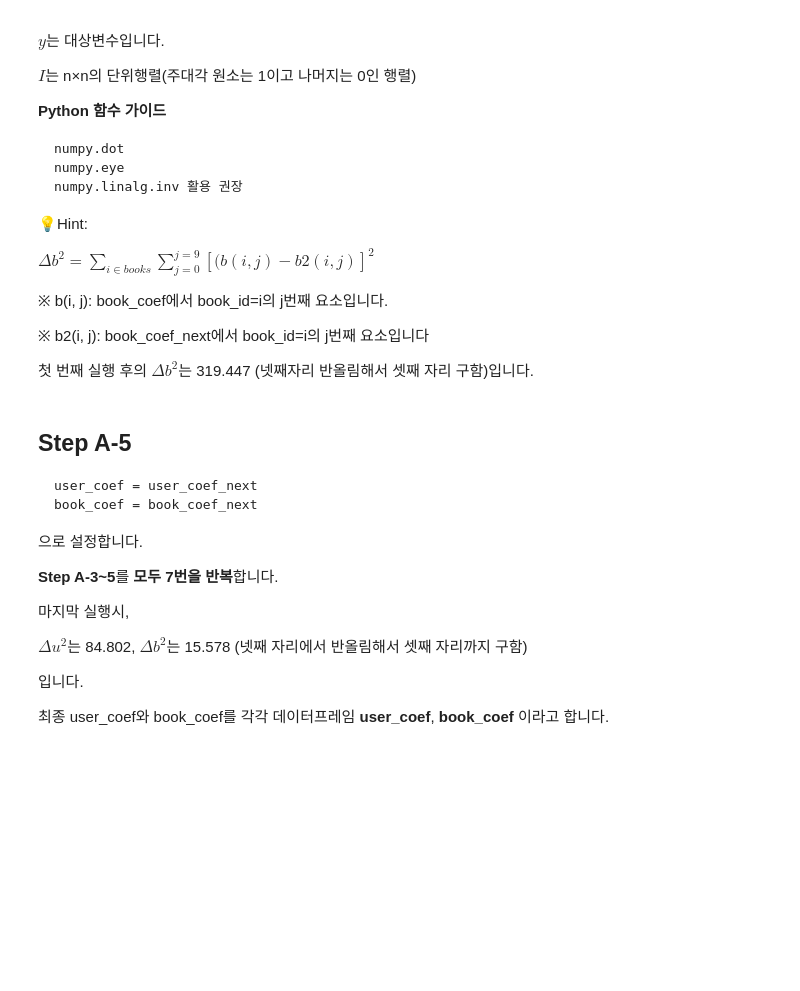
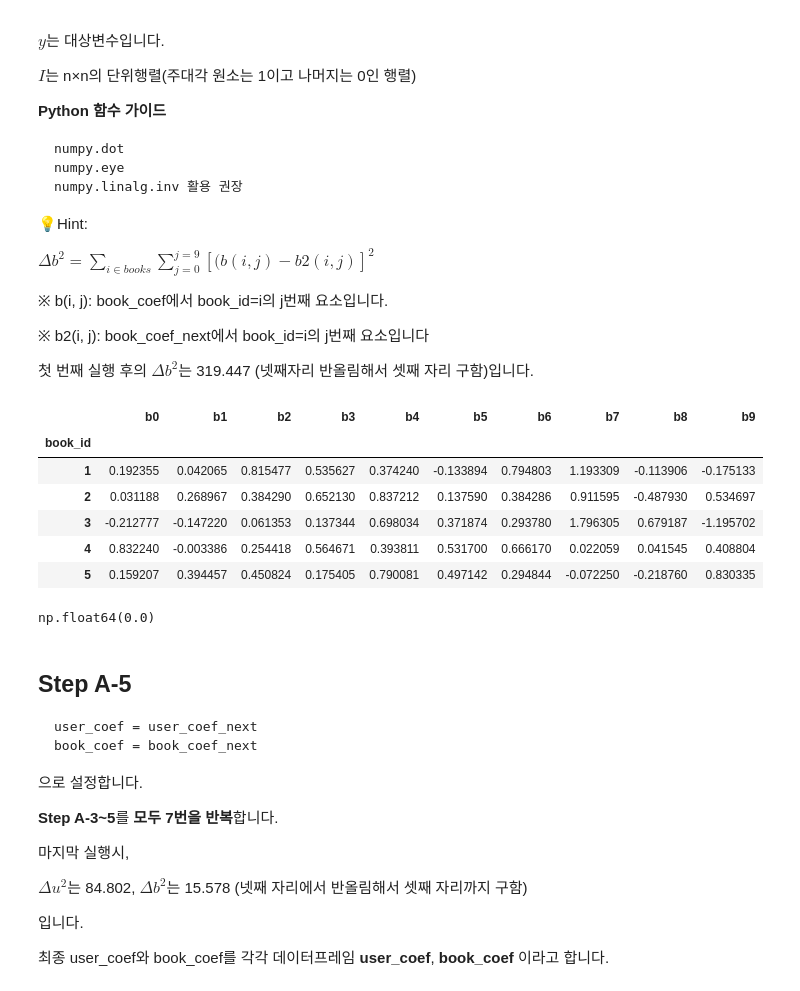
Before and after one commit to sunkusun9/DS_prob1_2510, a Jupyter notebook: prob_solution.ipynb, the cells around one changed output. Drawn from its saved outputs; the diff is of its cells as text; code cells hidden in the pictures; blank space fills up the shorter version.

```diff
--- a/prob_solution.ipynb
+++ b/prob_solution.ipynb
@@ -549,6 +539,26 @@ $Δb^2=\sum_{i∈books}{\sum_{j=0}^{j=9}[(b(i,j) - b2(i, j)]^2}$
 ※ b2(i, j): book_coef_next에서 book_id=i의 j번째 요소입니다
 
 첫 번째 실행 후의 $Δb^2$는 319.447 (넷째자리 반올림해서 셋째 자리 구함)입니다.
+# %%
+df_book_coef_next = df_ratings.groupby('book_id')[['user_id', 'rating']].apply(
+    lambda x: pd.Series(
+        ridge(df_user_coef_next.loc[x['user_id']], x['rating']),
+        index = df_book_coef.columns
+    )
+)
+df_book_coef_next.head()
+# %% [output]
+|  | b0 | b1 | b2 | b3 | b4 | b5 | b6 | b7 | b8 | b9 |
+| book_id |  |  |  |  |  |  |  |  |  |  |
+| 1 | 0.192355 | 0.042065 | 0.815477 | 0.535627 | 0.374240 | -0.133894 | 0.794803 | 1.193309 | -0.113906 | -0.175133 |
+| 2 | 0.031188 | 0.268967 | 0.384290 | 0.652130 | 0.837212 | 0.137590 | 0.384286 | 0.911595 | -0.487930 | 0.534697 |
+| 3 | -0.212777 | -0.147220 | 0.061353 | 0.137344 | 0.698034 | 0.371874 | 0.293780 | 1.796305 | 0.679187 | -1.195702 |
+| 4 | 0.832240 | -0.003386 | 0.254418 | 0.564671 | 0.393811 | 0.531700 | 0.666170 | 0.022059 | 0.041545 | 0.408804 |
+| 5 | 0.159207 | 0.394457 | 0.450824 | 0.175405 | 0.790081 | 0.497142 | 0.294844 | -0.072250 | -0.218760 | 0.830335 |
+# %%
+((df_book_coef_next - df_book_coef) ** 2).sum().sum()
+# %% [output]
+np.float64(0.0)
 # %% [markdown]
 ## Step A-5
 
```
Also changed, not shown: parts of 6 cells of this notebook.
